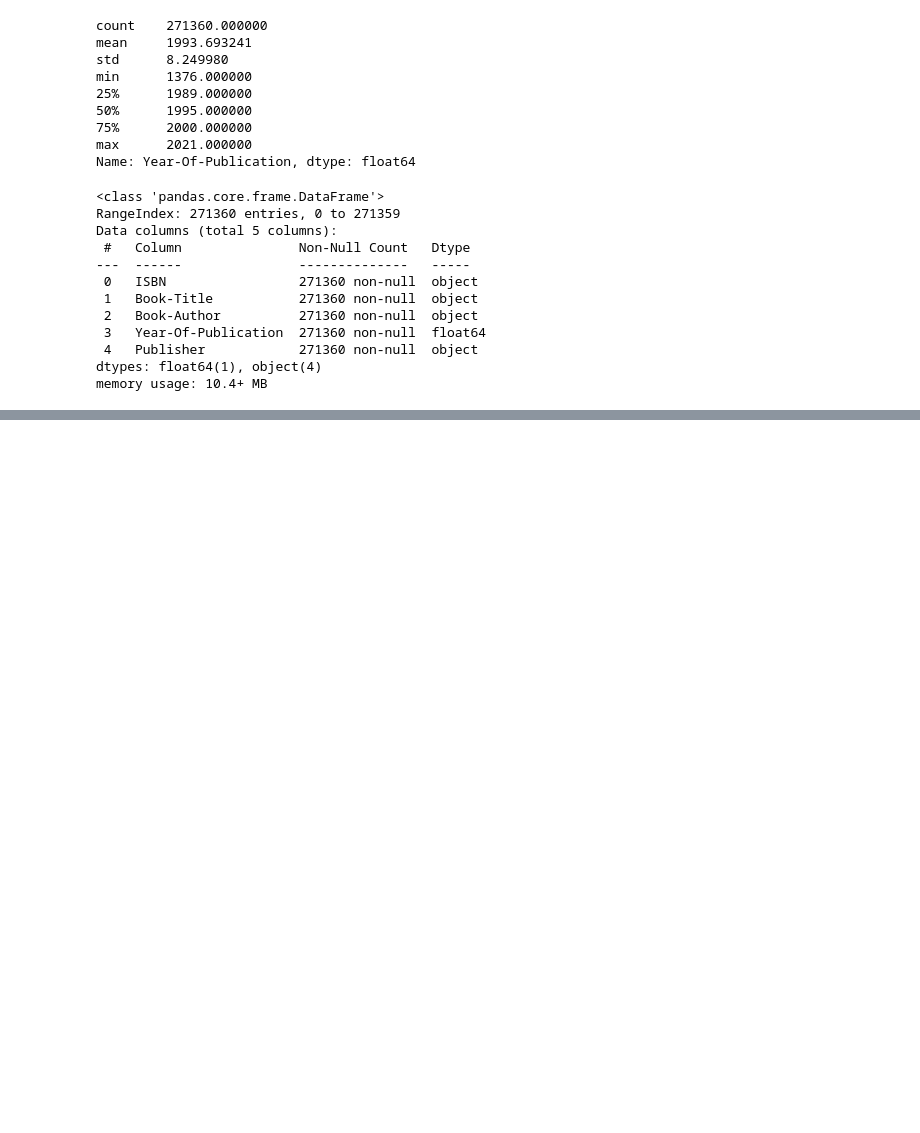
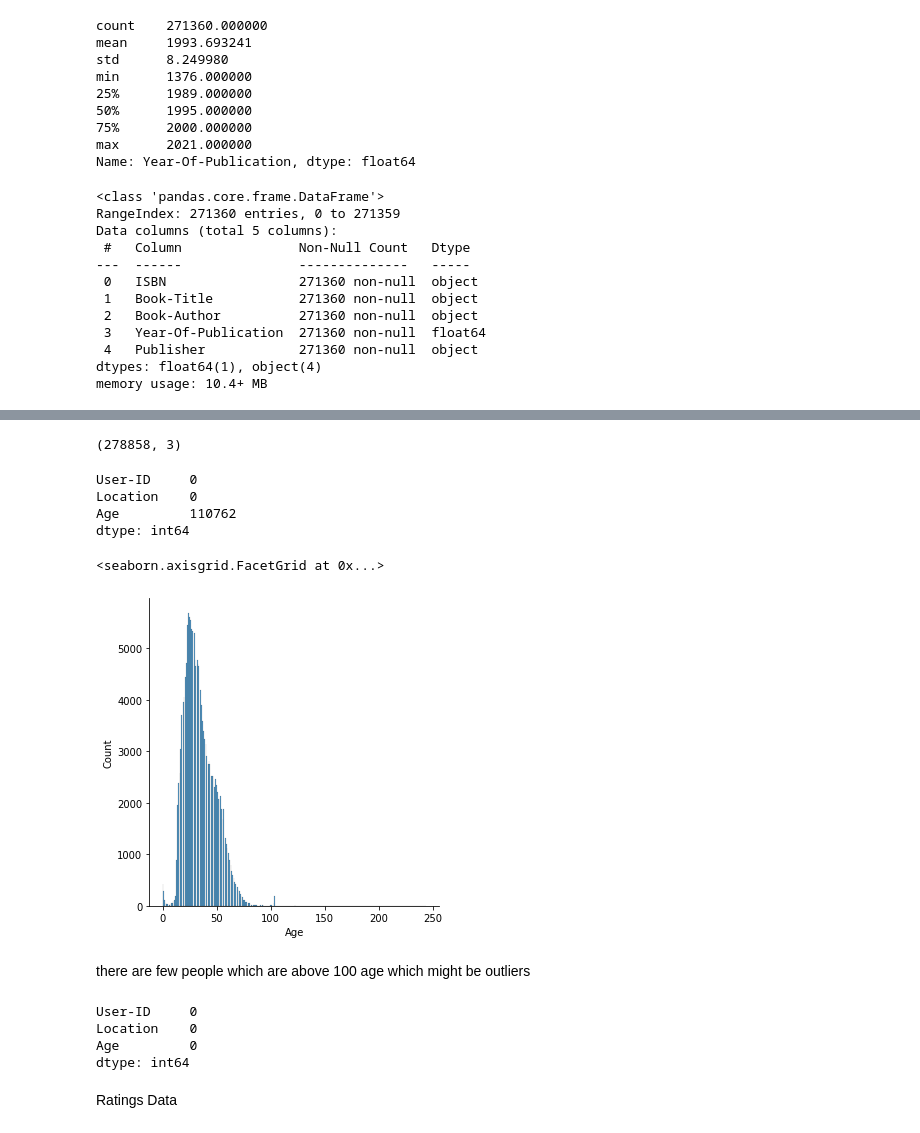
Before and after one commit to Akramkhan01/-Book-Recommendation-System, a Jupyter notebook: Book_Recommendation_System.ipynb, the cells around one changed output, grey strips where cells are left out. Drawn from its saved outputs; the diff is of its cells as text; code cells hidden in the pictures; blank space fills up the shorter version.

```diff
--- a/Book_Recommendation_System.ipynb
+++ b/Book_Recommendation_System.ipynb
@@ -313,0 +326,19 @@ memory usage: 10.4+ MB
+# %%
+users.shape
+# %% [output]
+(278858, 3)
+# %%
+# Checking null values
+users.isnull().sum()
+# %% [output]
+User-ID     0
+Location    0
+Age         110762
+dtype: int64
+# %%
+sns.displot(users.Age)
+# %% [output]
+<seaborn.axisgrid.FacetGrid at 0x...>
+[figure, added]
+# %% [markdown]
+there are few people which are above 100 age which might be outliers
@@ -313,0 +347,9 @@ memory usage: 10.4+ MB
+# %%
+users.isnull().sum()
+# %% [output]
+User-ID     0
+Location    0
+Age         0
+dtype: int64
+# %% [markdown]
+Ratings Data
```
Also changed, not shown: parts of 33 cells of this notebook.
